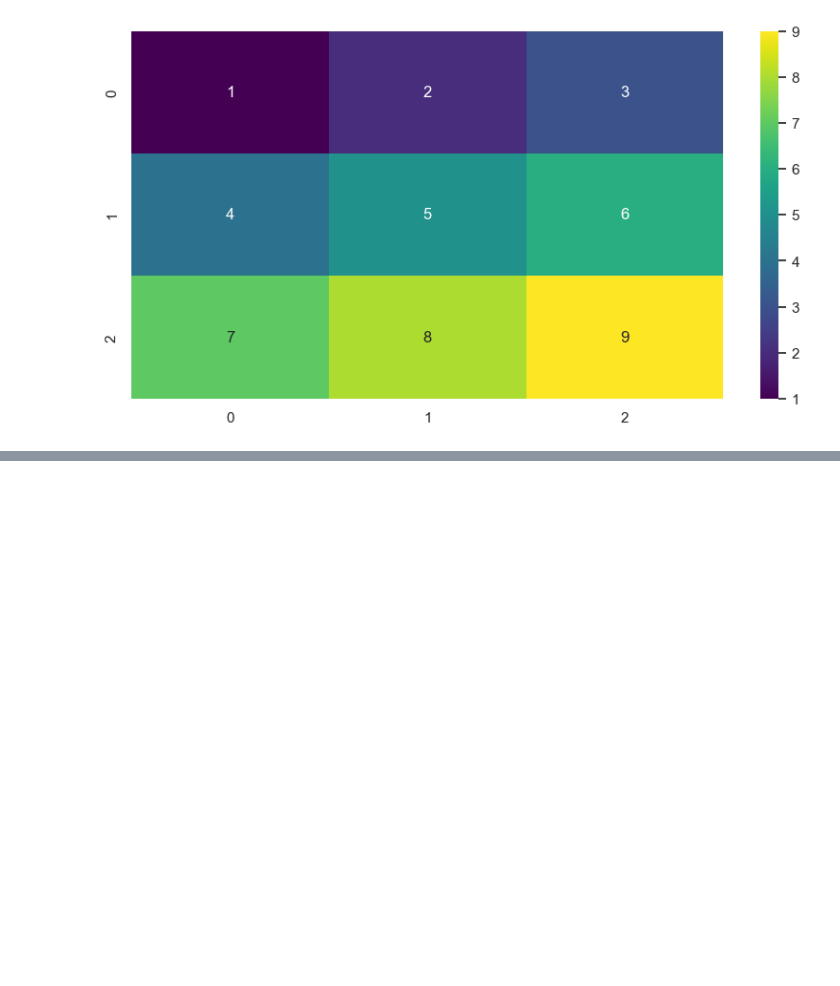
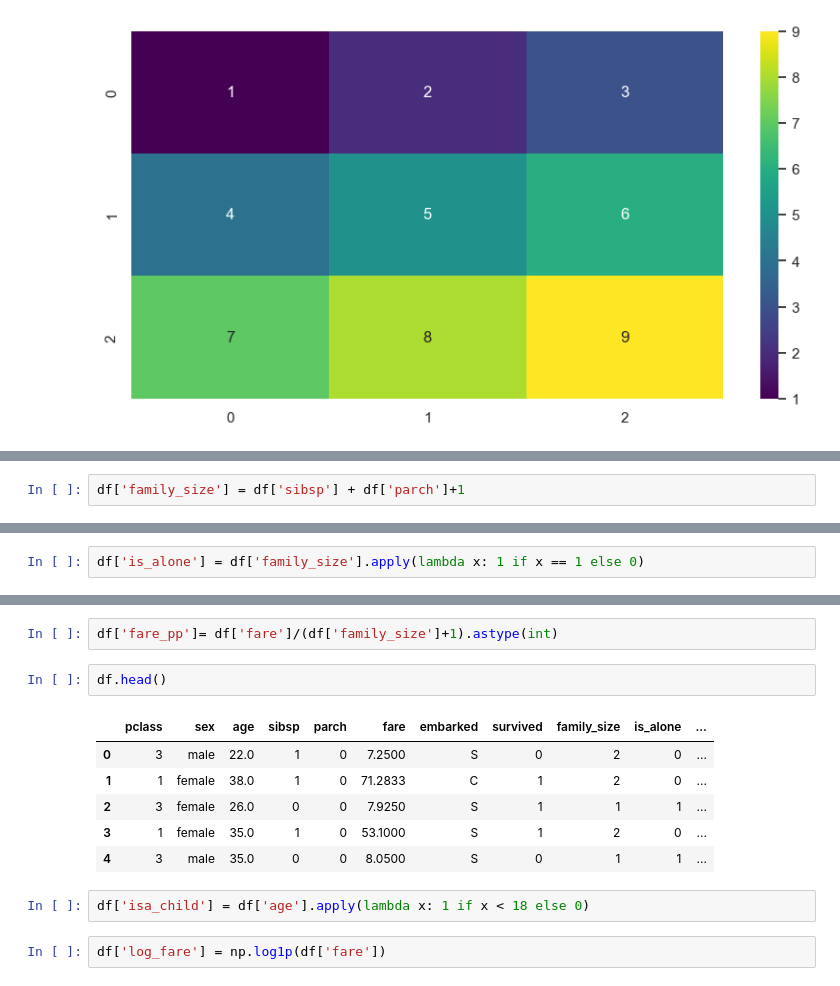
Before and after one commit to AyeshaAfridi26/100-Days-of-AI, a Jupyter notebook: test.ipynb, the cells around one changed output, grey strips where cells are left out. Drawn from its saved outputs; the diff is of its cells as text; blank space fills up the shorter version.

```diff
--- a/test.ipynb
+++ b/test.ipynb
@@ -93,0 +166,2 @@ sns.heatmap(data=[[1, 2, 3], [4, 5, 6], [7, 8, 9]], cmap='viridis', annot=True)
+# %%
+df['family_size'] = df['sibsp'] + df['parch']+1
@@ -93,0 +183,2 @@ sns.heatmap(data=[[1, 2, 3], [4, 5, 6], [7, 8, 9]], cmap='viridis', annot=True)
+# %%
+df['is_alone'] = df['family_size'].apply(lambda x: 1 if x == 1 else 0)
@@ -93,0 +200,15 @@ sns.heatmap(data=[[1, 2, 3], [4, 5, 6], [7, 8, 9]], cmap='viridis', annot=True)
+# %%
+df['fare_pp']= df['fare']/(df['family_size']+1).astype(int)
+# %%
+df.head()
+# %% [output]
+|  | pclass | sex | age | sibsp | parch | fare | embarked | survived | family_size | is_alone | ... |
+| 0 | 3 | male | 22.0 | 1 | 0 | 7.2500 | S | 0 | 2 | 0 | ... |
+| 1 | 1 | female | 38.0 | 1 | 0 | 71.2833 | C | 1 | 2 | 0 | ... |
+| 2 | 3 | female | 26.0 | 0 | 0 | 7.9250 | S | 1 | 1 | 1 | ... |
+| 3 | 1 | female | 35.0 | 1 | 0 | 53.1000 | S | 1 | 2 | 0 | ... |
+| 4 | 3 | male | 35.0 | 0 | 0 | 8.0500 | S | 0 | 1 | 1 | ... |
+# %%
+df['isa_child'] = df['age'].apply(lambda x: 1 if x < 18 else 0)
+# %%
+df['log_fare'] = np.log1p(df['fare'])
```
Also changed, not shown: parts of 31 cells of this notebook.
